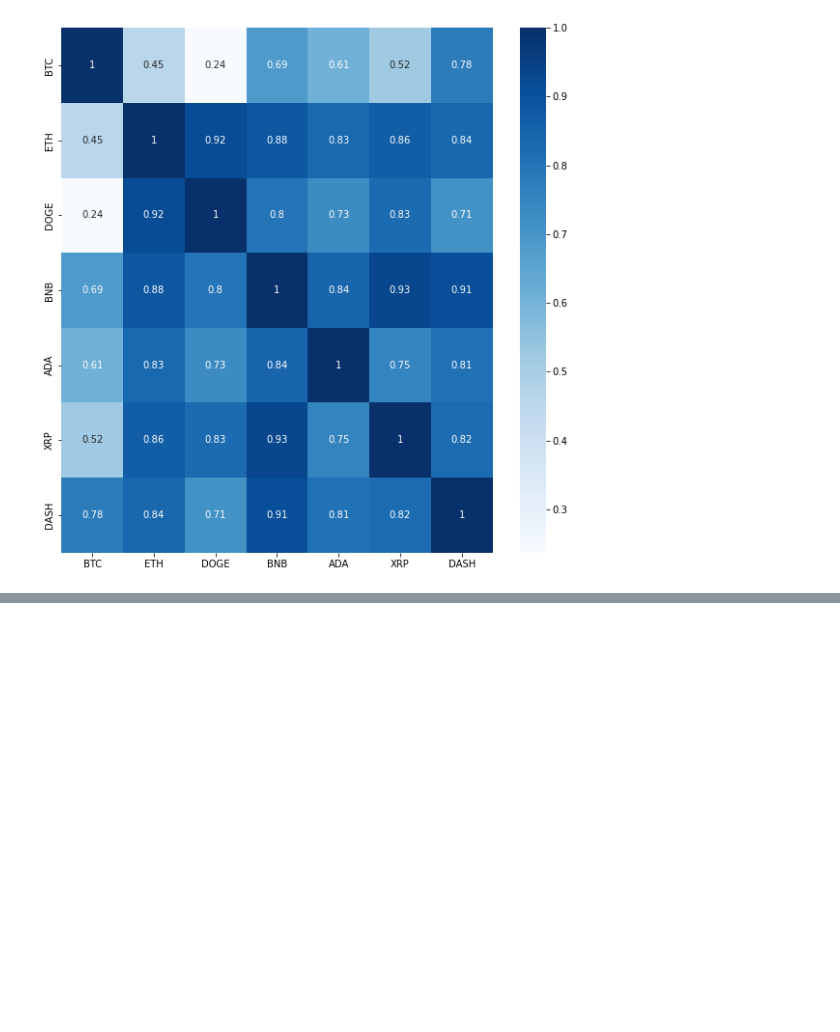
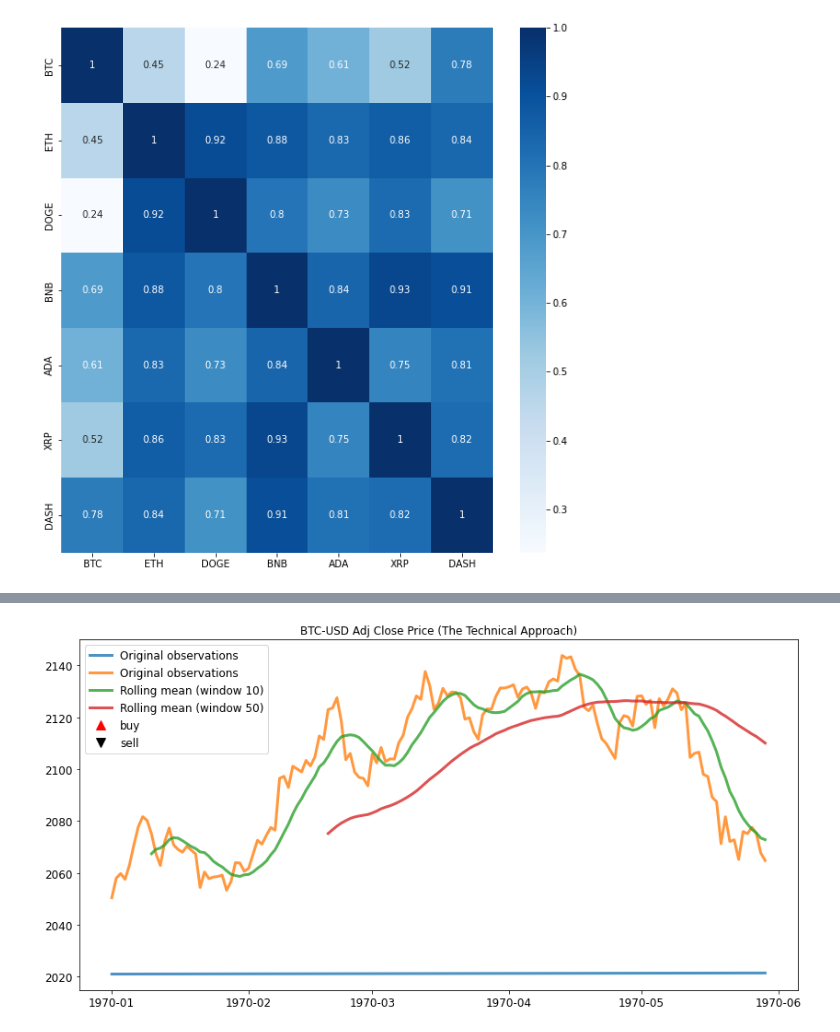
Before and after one commit to gsdenys/cryptocurency-analysis, a Jupyter notebook: cryptocurency-v2.ipynb, the cells around one changed output, grey strips where cells are left out. Cells and saved outputs as stored; diff of their text form; code cells hidden in the pictures; blank space fills up the shorter version.

```diff
--- a/cryptocurency-v2.ipynb
+++ b/cryptocurency-v2.ipynb
@@ -132,0 +144,36 @@ fig.show()
+# %%
+btc = crypto[['BTC']]
+btc.reset_index(inplace=True)
+# %%
+short_window = 10
+mid_window = 50
+
+signals = pd.DataFrame(index=crypto['BTC'].index)
+signals['signal'] = 0.0
+
+roll_d10 = btc.rolling(window=short_window).mean()
+roll_d50 = btc.rolling(window=mid_window).mean()
+
+signals['short_mavg'] = roll_d10
+signals['mid_mavg'] = roll_d50
+
+signals['signal'][short_window:] = np.where(signals['short_mavg'][short_window:] > signals['mid_mavg'][short_window:], 1.0, 0.0)
+signals['positions'] = signals['signal'].diff()
+# %%
+plt.figure(figsize=(14, 7))
+plt.plot(btc.index, btc, lw=3, alpha=0.8,label='Original observations')
+plt.plot(btc.index, roll_d10, lw=3, alpha=0.8,label='Rolling mean (window 10)')
+plt.plot(btc.index, roll_d50, lw=3, alpha=0.8,label='Rolling mean (window 50)')
+plt.plot(signals.loc[signals.positions == 1.0].index,
+         signals.short_mavg[signals.positions == 1.0],
+         '^', markersize=10, color='r', label='buy')
+
+plt.plot(signals.loc[signals.positions == -1.0].index,
+         signals.short_mavg[signals.positions == -1.0],
+         'v', markersize=10, color='k', label='sell')
+plt.title('BTC-USD Adj Close Price (The Technical Approach)')
+plt.tick_params(labelsize=12)
+plt.legend(loc='upper left', fontsize=12)
+plt.show()
+# %% [output]
+[figure, added]
```
Also changed, not shown: parts of 2 cells of this notebook, 2 other files.
